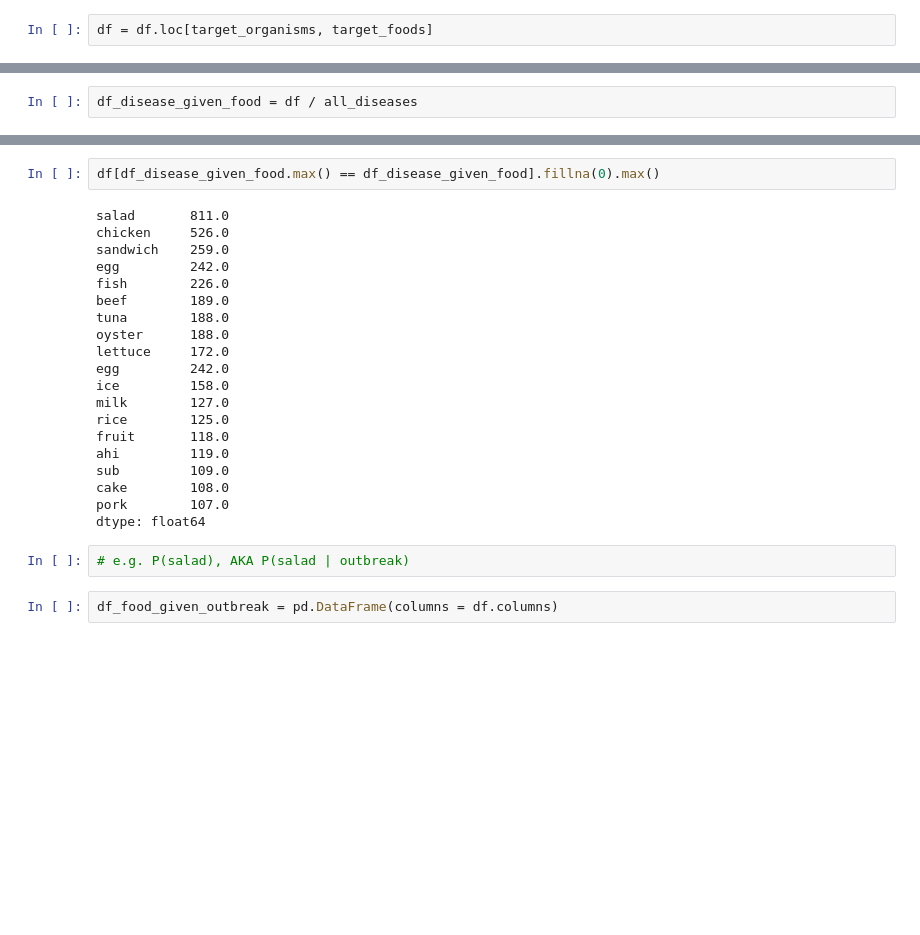
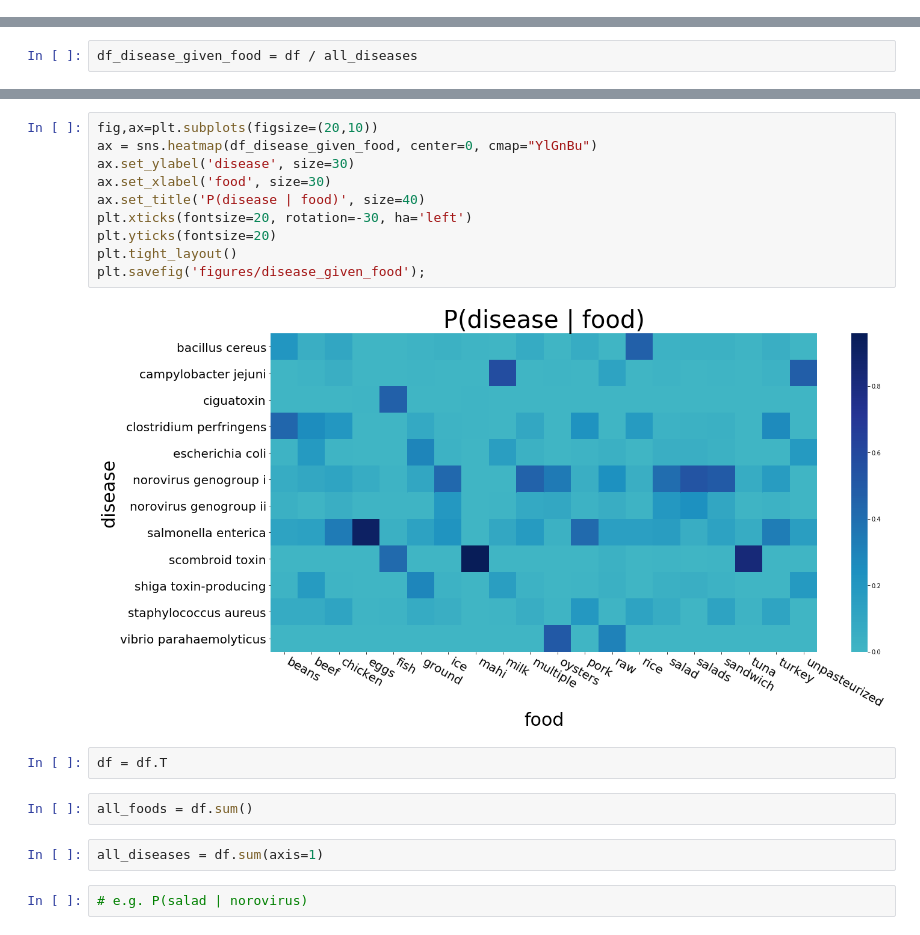
Before and after one commit to heathcliffs34/capstone_1, a Jupyter notebook: capstone1_food_species_correlation.ipynb, the cells around one changed output, grey strips where cells are left out. Cells and saved outputs as stored; diff of their text form; blank space fills up the shorter version.

Commit message:
uploading heatmaps

```diff
--- a/capstone1_food_species_correlation.ipynb
+++ b/capstone1_food_species_correlation.ipynb
@@ -58,2 +63,0 @@ target_foods = ['salad', 'chicken', 'sandwich', 'egg', 'fish', 'beef', 'tuna', '
-# %%
-df = df.loc[target_organisms, target_foods]
@@ -163,26 +80,20 @@ df[df_disease_given_food.max() == df_disease_given_food].fillna(0)
-# %%
-df[df_disease_given_food.max() == df_disease_given_food].fillna(0).max()
-# %% [output]
-salad       811.0
-chicken     526.0
-sandwich    259.0
-egg         242.0
-fish        226.0
-beef        189.0
-tuna        188.0
-oyster      188.0
-lettuce     172.0
-egg         242.0
-ice         158.0
-milk        127.0
-rice        125.0
-fruit       118.0
-ahi         119.0
-sub         109.0
-cake        108.0
-pork        107.0
-dtype: float64
+# %%
+fig,ax=plt.subplots(figsize=(20,10))
+ax = sns.heatmap(df_disease_given_food, center=0, cmap="YlGnBu")
+ax.set_ylabel('disease', size=30)
+ax.set_xlabel('food', size=30)
+ax.set_title('P(disease | food)', size=40)
+plt.xticks(fontsize=20, rotation=-30, ha='left')
+plt.yticks(fontsize=20)
+plt.tight_layout()
+plt.savefig('figures/disease_given_food');
+# %% [output]
+[figure, added]
+# %%
+df = df.T
+# %%
+all_foods = df.sum()
+# %%
+all_diseases = df.sum(axis=1)
 # %%
-# e.g. P(salad), AKA P(salad | outbreak)
+# e.g. P(salad | norovirus)
-# %%
-df_food_given_outbreak = pd.DataFrame(columns = df.columns)
```
Also changed, not shown: parts of 34 cells of this notebook, 4 other files.
